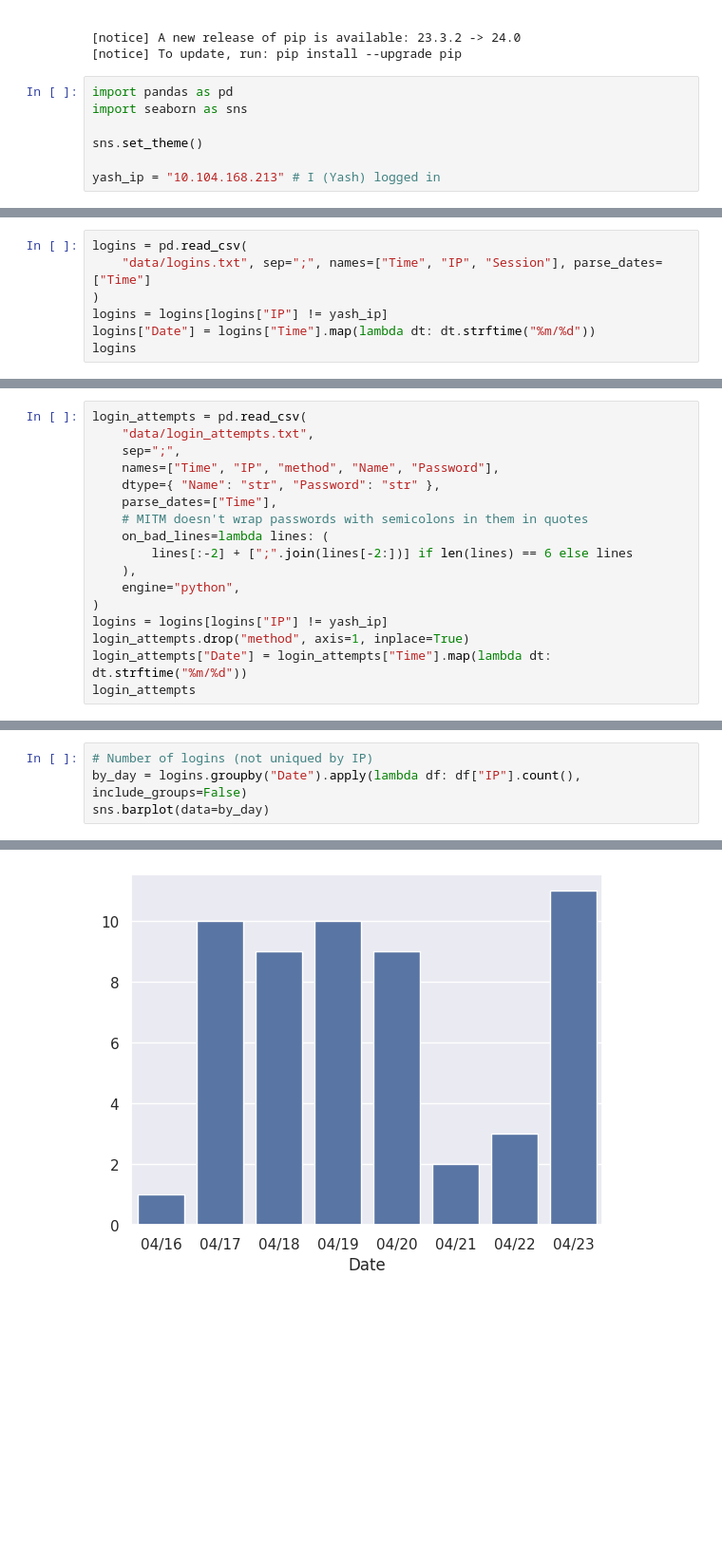
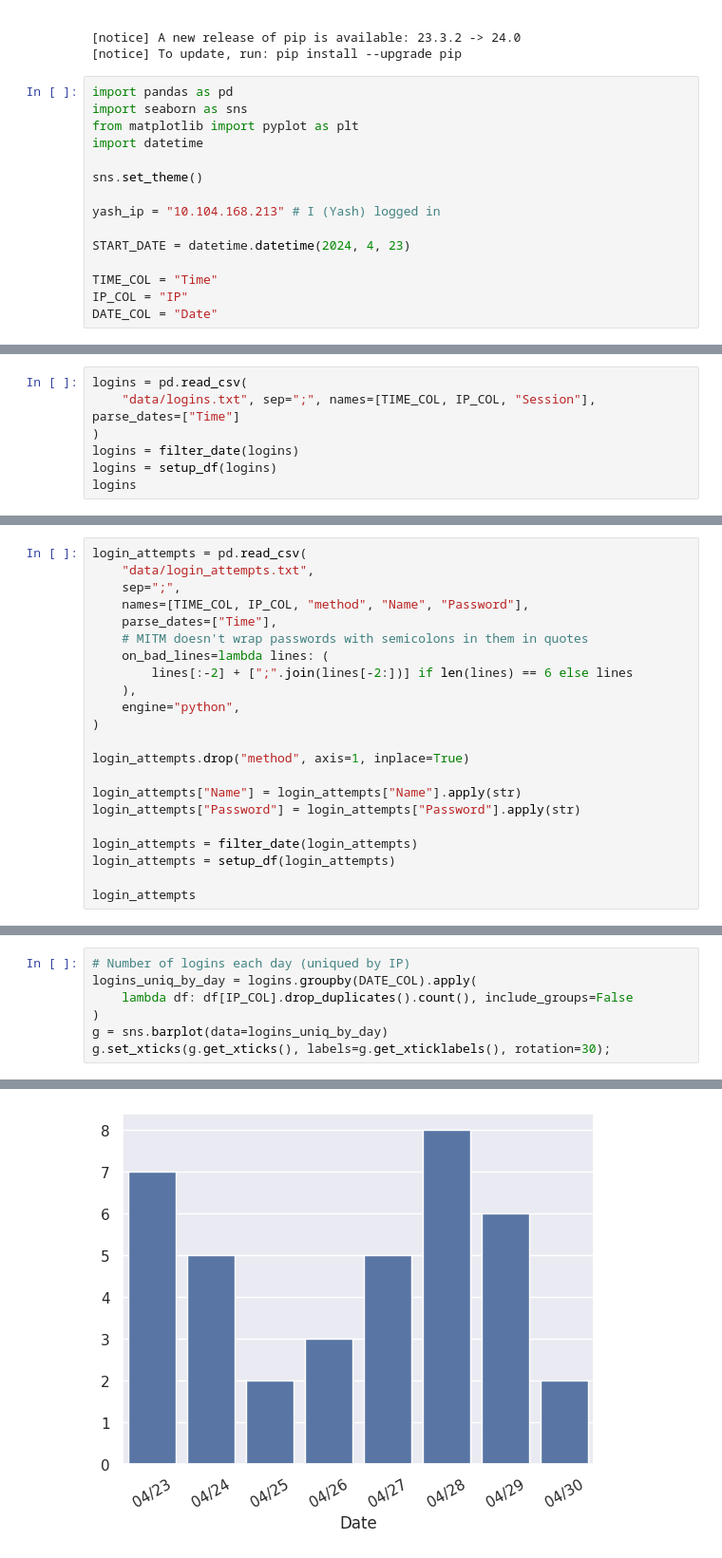
Before and after one commit to ysthakur/hacs202-ssh-hp, a Jupyter notebook: imhungry.ipynb, the cells around one changed output, grey strips where cells are left out. Shown: that part at 95% size. Cells and saved outputs as stored; diff of their text form; blank space fills up the shorter version.

Commit message:
Update graphs

```diff
--- a/imhungry.ipynb
+++ b/imhungry.ipynb
@@ -22,7 +22,15 @@ Requirement already satisfied: six>=1.5 in /home/ysthakur/.virtualenvs/praw-play
 # %%
 import pandas as pd
 import seaborn as sns
+from matplotlib import pyplot as plt
+import datetime
 
 sns.set_theme()
 
 yash_ip = "10.104.168.213" # I (Yash) logged in
+
+START_DATE = datetime.datetime(2024, 4, 23)
+
+TIME_COL = "Time"
+IP_COL = "IP"
+DATE_COL = "Date"
@@ -29,9 +55,9 @@ yash_ip = "10.104.168.213" # I (Yash) logged in
 # %%
 logins = pd.read_csv(
-    "data/logins.txt", sep=";", names=["Time", "IP", "Session"], parse_dates=["Time"]
+    "data/logins.txt", sep=";", names=[TIME_COL, IP_COL, "Session"], parse_dates=["Time"]
 )
-logins = logins[logins["IP"] != yash_ip]
-logins["Date"] = logins["Time"].map(lambda dt: dt.strftime("%m/%d"))
+logins = filter_date(logins)
+logins = setup_df(logins)
 logins
 # %% [output]
 |  | Time | IP | Session | Date |
@@ -55,8 +77,7 @@ logins
 login_attempts = pd.read_csv(
     "data/login_attempts.txt",
     sep=";",
-    names=["Time", "IP", "method", "Name", "Password"],
-    dtype={ "Name": "str", "Password": "str" },
+    names=[TIME_COL, IP_COL, "method", "Name", "Password"],
     parse_dates=["Time"],
     # MITM doesn't wrap passwords with semicolons in them in quotes
     on_bad_lines=lambda lines: (
@@ -64,9 +85,15 @@ login_attempts = pd.read_csv(
     ),
     engine="python",
 )
-logins = logins[logins["IP"] != yash_ip]
+
 login_attempts.drop("method", axis=1, inplace=True)
-login_attempts["Date"] = login_attempts["Time"].map(lambda dt: dt.strftime("%m/%d"))
+
+login_attempts["Name"] = login_attempts["Name"].apply(str)
+login_attempts["Password"] = login_attempts["Password"].apply(str)
+
+login_attempts = filter_date(login_attempts)
+login_attempts = setup_df(login_attempts)
+
 login_attempts
 # %% [output]
 |  | Time | IP | Name | Password | Date |
@@ -171,5 +214,8 @@ sns.barplot(data=by_day)
 # %%
-# Number of logins (not uniqued by IP)
-by_day = logins.groupby("Date").apply(lambda df: df["IP"].count(), include_groups=False)
-sns.barplot(data=by_day)
+# Number of logins each day (uniqued by IP)
+logins_uniq_by_day = logins.groupby(DATE_COL).apply(
+    lambda df: df[IP_COL].drop_duplicates().count(), include_groups=False
+)
+g = sns.barplot(data=logins_uniq_by_day)
+g.set_xticks(g.get_xticks(), labels=g.get_xticklabels(), rotation=30);
 # %% [output]
@@ -177 +222 @@ sns.barplot(data=by_day)
-[figure, old version]
+[figure, new version]
```
Also changed, not shown: parts of 14 cells of this notebook.
